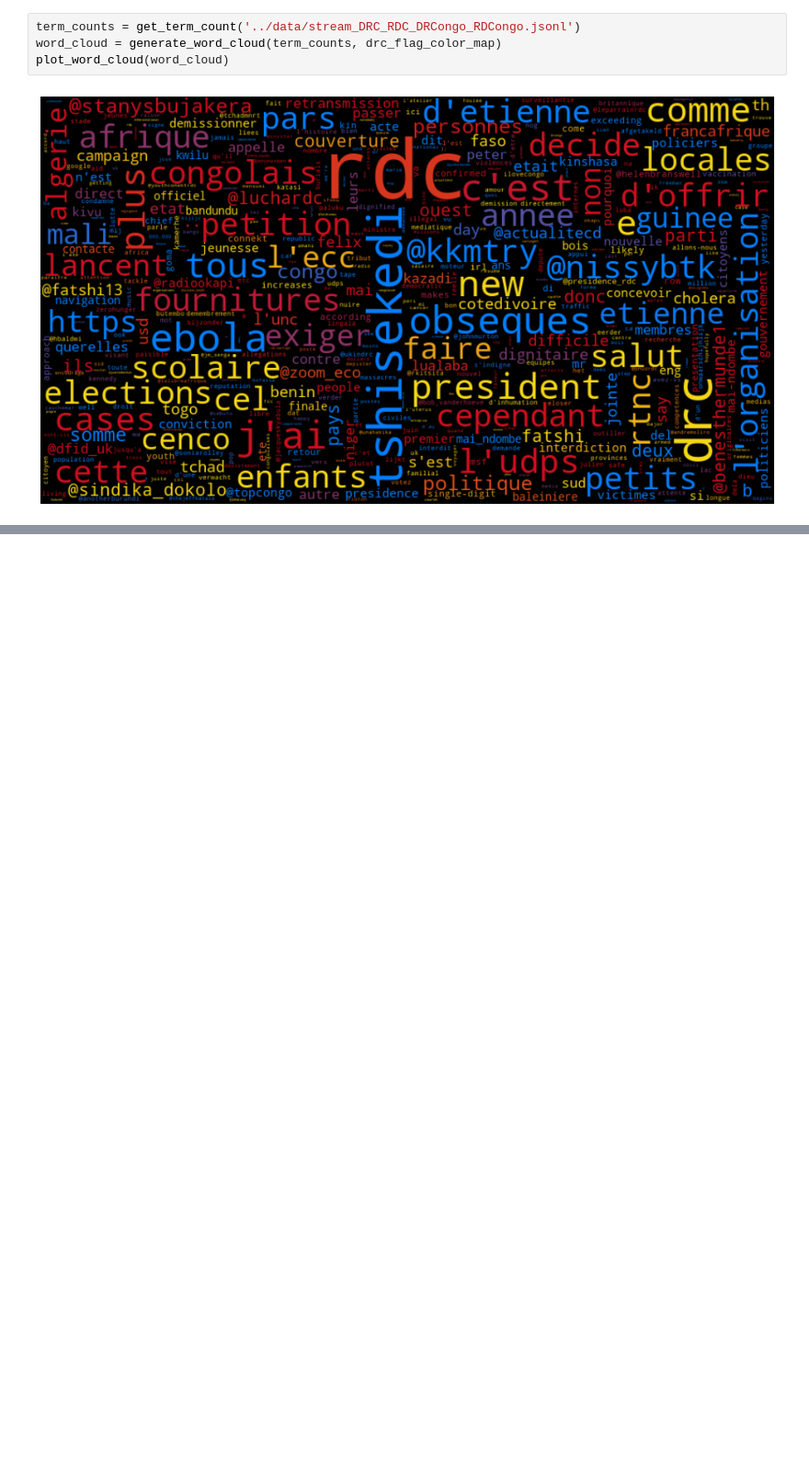
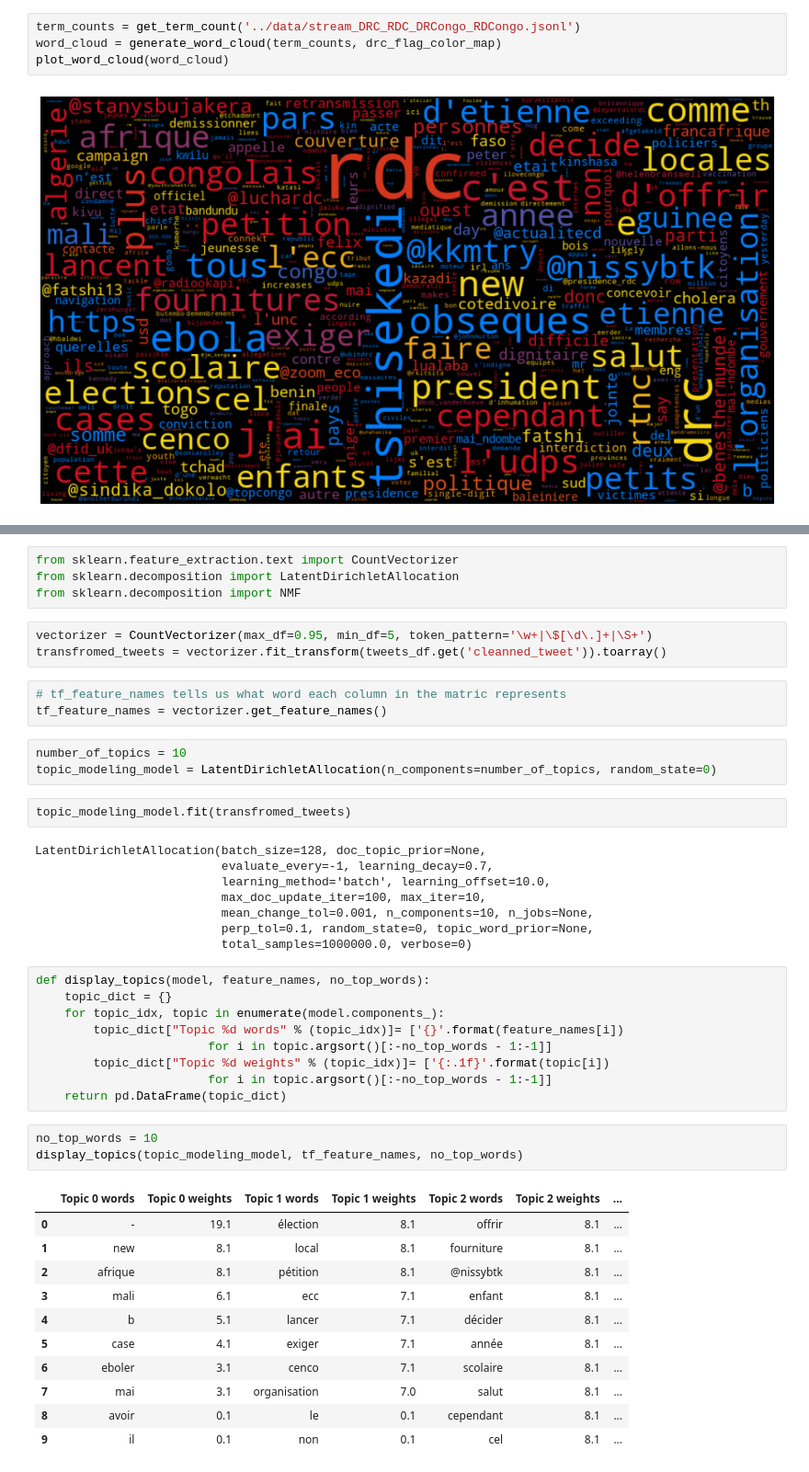
Before and after one commit to espoirMur/balobi_nini, a Jupyter notebook: notebooks/tweets-entities-analysis.ipynb, the cells around one changed output, grey strips where cells are left out. Shown at 92% size. Saved outputs shown, nothing was run; the diff lists cells and outputs as text; blank space fills up the shorter version.

Commit message:
add some preporcessing and start with topic modeling

```diff
--- a/notebooks/tweets-entities-analysis.ipynb
+++ b/notebooks/tweets-entities-analysis.ipynb
@@ -395,0 +491,47 @@ plot_word_cloud(word_cloud)
+# %%
+from sklearn.feature_extraction.text import CountVectorizer
+from sklearn.decomposition import LatentDirichletAllocation
+from sklearn.decomposition import NMF
+# %%
+vectorizer = CountVectorizer(max_df=0.95, min_df=5, token_pattern='\w+|\$[\d\.]+|\S+')
+transfromed_tweets = vectorizer.fit_transform(tweets_df.get('cleanned_tweet')).toarray()
+# %%
+# tf_feature_names tells us what word each column in the matric represents
+tf_feature_names = vectorizer.get_feature_names()
+# %%
+number_of_topics = 10
+topic_modeling_model = LatentDirichletAllocation(n_components=number_of_topics, random_state=0)
+# %%
+topic_modeling_model.fit(transfromed_tweets)
+# %% [output]
+LatentDirichletAllocation(batch_size=128, doc_topic_prior=None,
+                          evaluate_every=-1, learning_decay=0.7,
+                          learning_method='batch', learning_offset=10.0,
+                          max_doc_update_iter=100, max_iter=10,
+                          mean_change_tol=0.001, n_components=10, n_jobs=None,
+                          perp_tol=0.1, random_state=0, topic_word_prior=None,
+                          total_samples=1000000.0, verbose=0)
+# %%
+def display_topics(model, feature_names, no_top_words):
+    topic_dict = {}
+    for topic_idx, topic in enumerate(model.components_):
+        topic_dict["Topic %d words" % (topic_idx)]= ['{}'.format(feature_names[i])
+                        for i in topic.argsort()[:-no_top_words - 1:-1]]
+        topic_dict["Topic %d weights" % (topic_idx)]= ['{:.1f}'.format(topic[i])
+                        for i in topic.argsort()[:-no_top_words - 1:-1]]
+    return pd.DataFrame(topic_dict)
+# %%
+no_top_words = 10
+display_topics(topic_modeling_model, tf_feature_names, no_top_words)
+# %% [output]
+|  | Topic 0 words | Topic 0 weights | Topic 1 words | Topic 1 weights | Topic 2 words | Topic 2 weights | ... |
+| 0 | - | 19.1 | élection | 8.1 | offrir | 8.1 | ... |
+| 1 | new | 8.1 | local | 8.1 | fourniture | 8.1 | ... |
+| 2 | afrique | 8.1 | pétition | 8.1 | @nissybtk | 8.1 | ... |
+| 3 | mali | 6.1 | ecc | 7.1 | enfant | 8.1 | ... |
+| 4 | b | 5.1 | lancer | 7.1 | décider | 8.1 | ... |
+| 5 | case | 4.1 | exiger | 7.1 | année | 8.1 | ... |
+| 6 | eboler | 3.1 | cenco | 7.1 | scolaire | 8.1 | ... |
+| 7 | mai | 3.1 | organisation | 7.0 | salut | 8.1 | ... |
+| 8 | avoir | 0.1 | le | 0.1 | cependant | 8.1 | ... |
+| 9 | il | 0.1 | non | 0.1 | cel | 8.1 | ... |
```
Also changed, not shown: parts of 32 cells of this notebook, 1 other file.
